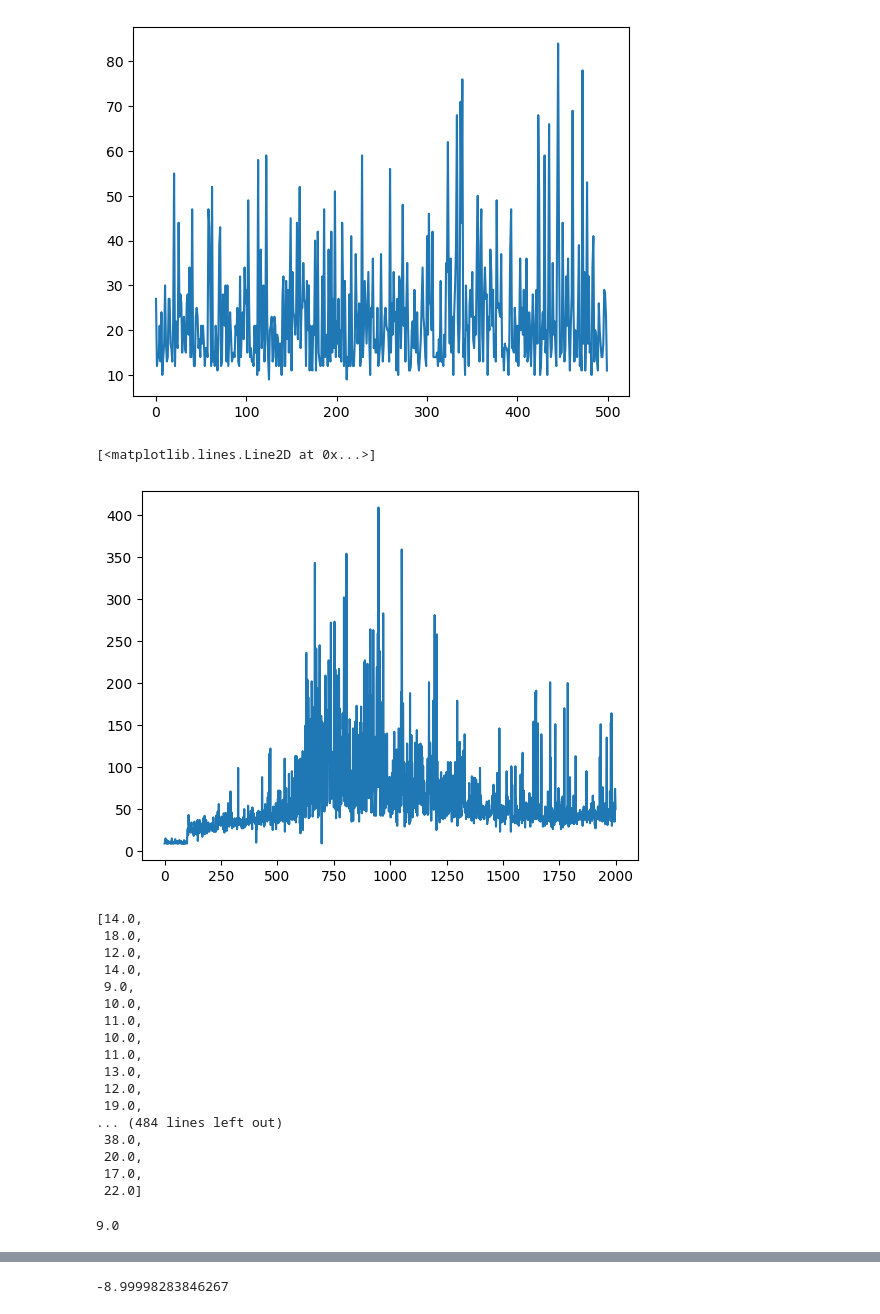
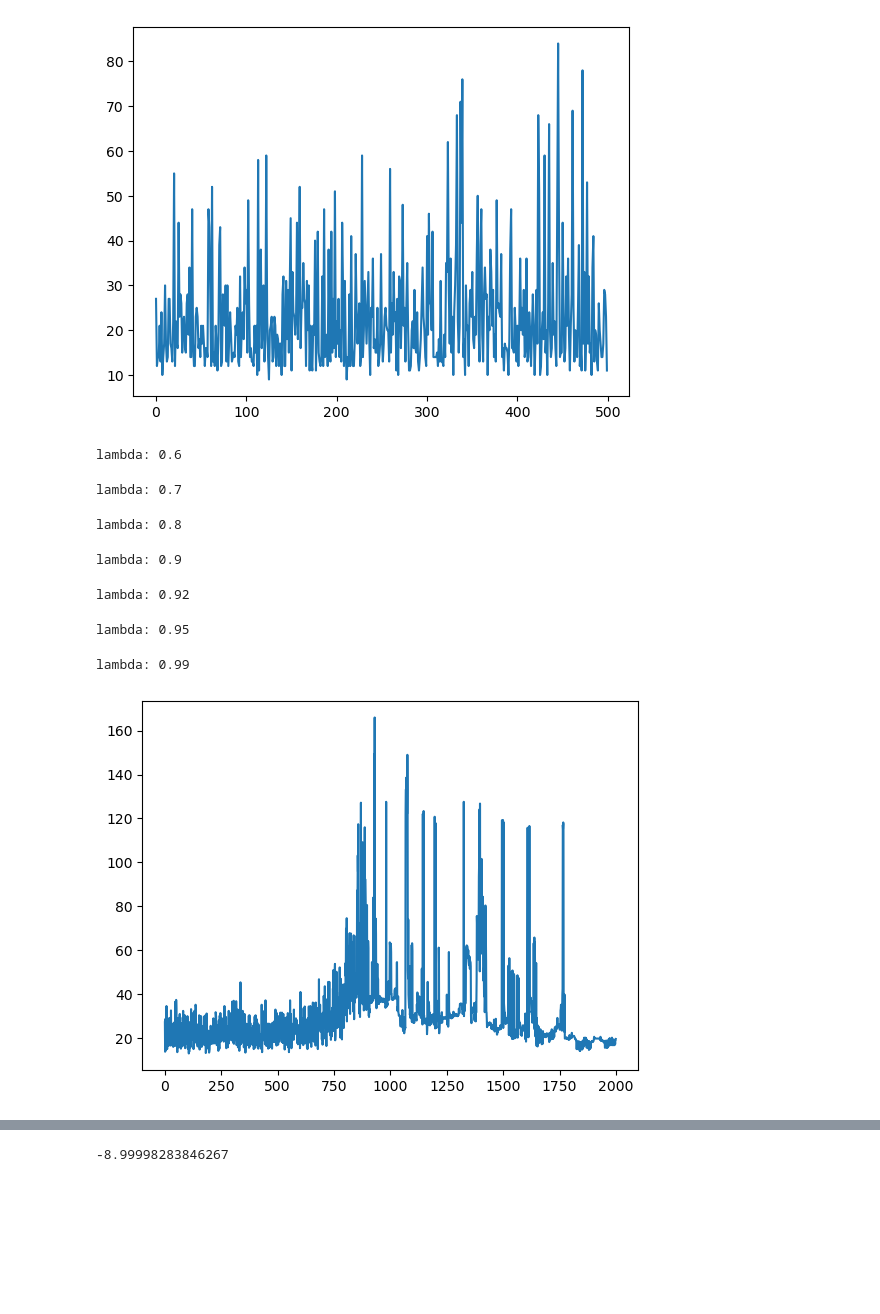
Before and after one commit to hamza-elhamdadi/RL-final-project, a Jupyter notebook: testing.ipynb, the cells around one changed output, grey strips where cells are left out. Cells and saved outputs as stored; diff of their text form; code cells hidden in the pictures; blank space fills up the shorter version.

Commit message:
softmax and epsilon-greedy images created for different lambda values

```diff
--- a/testing.ipynb
+++ b/testing.ipynb
@@ -14,44 +15,32 @@ plt.plot(range(len(Gs)), Gs)
 # %% [output]
 [<matplotlib.lines.Line2D at 0x...>]
 [figure]
-# %%
-cp = CartPole()
-# print(mc.s)
-alg = TrueOnlineSARSALambda(cp, M=10)
-
-Gs = alg.run()
-
-plt.clf()
-plt.plot(range(len(Gs)), Gs)
-# %% [output]
-[<matplotlib.lines.Line2D at 0x...>]
-[figure, removed]
-# %%
-Gs
-# %% [output]
-[14.0,
- 18.0,
- 12.0,
- 14.0,
- 9.0,
- 10.0,
- 11.0,
- 10.0,
- 11.0,
- 13.0,
- 12.0,
- 19.0,
-... (484 lines left out)
- 38.0,
- 20.0,
- 17.0,
- 22.0]
-# %%
-mc.reset()
-G = 0
-while not mc.is_terminal():
-    mc.next_state(alg.next_action(mc.s))
-    G += mc.reward()
-print(G)
-# %% [output]
-9.0
+# %%
+num_trials = 5
+cp = CartPole()
+
+
+for approach in ['epsilon-greedy', 'softmax'][1:]:
+    for t in [0.6, 0.7, 0.8, 0.9, 0.92, 0.95, 0.99]:
+        print('lambda:',t)
+        alg = TrueOnlineSARSALambda(cp, M=10, tdr=t, approach=approach)
+        Gs = np.zeros(alg.num_episodes)
+
+        for _ in range(num_trials):
+            alg.reset()
+            Gs += np.array(alg.run())
+
+        Gs /= num_trials
+
+        plt.clf()
+        plt.plot(range(len(Gs)), Gs)
+        plt.savefig(f'experiments/SARSALambda-CartPole-Lambda-{t}-{approach}.png', facecolor='white')
+# %% [output]
+lambda: 0.6
+lambda: 0.7
+lambda: 0.8
+lambda: 0.9
+lambda: 0.92
+lambda: 0.95
+lambda: 0.99
+[figure, added]
```
Also changed, not shown: parts of 2 cells of this notebook, 18 other files.
